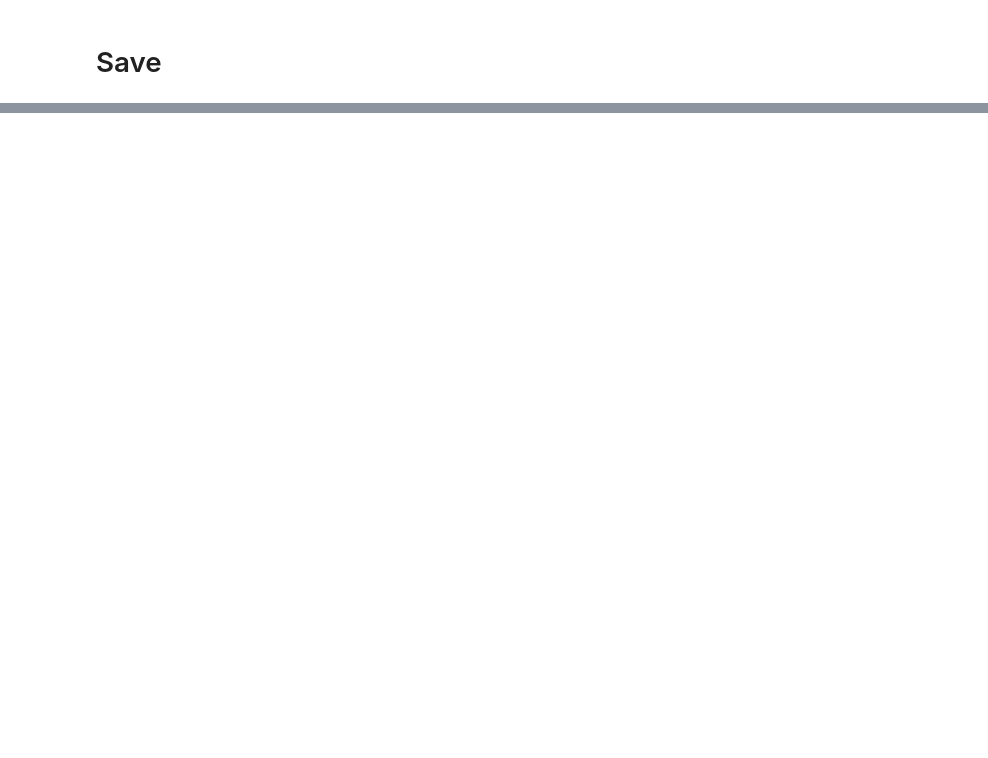
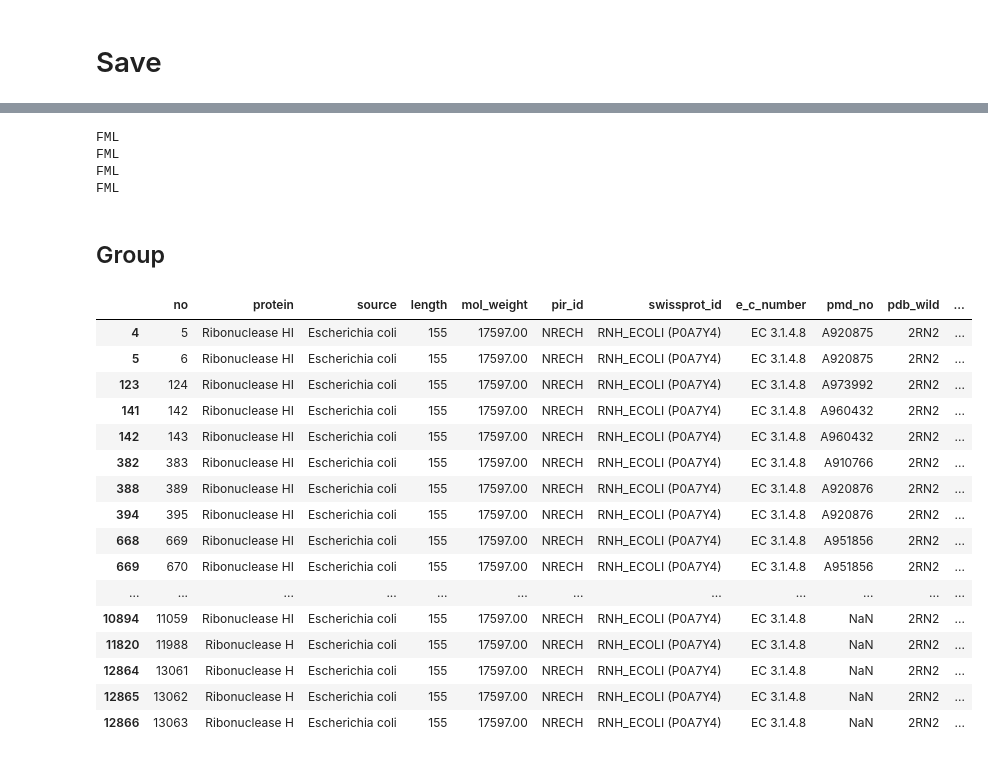
Before and after one commit to ostrokach/protein_folding_energy, a Jupyter notebook: notebooks/protherm.ipynb, the cells around one changed output, grey strips where cells are left out. Cells and saved outputs as stored; diff of their text form; code cells hidden in the pictures; blank space fills up the shorter version.

```diff
--- a/notebooks/protherm.ipynb
+++ b/notebooks/protherm.ipynb
@@ -165,8 +173,8 @@ pdb_id_conversion = {
     'érf5v': '3f5v',
     '1bgl': '4v40',
 }
-df['pdb_id'] = df['PDB_wild'].apply(lambda x: pdb_id_conversion.get(x, x)).str.lower()
+df['pdb_id'] = df['pdb_wild'].apply(lambda x: pdb_id_conversion.get(x, x)).str.lower()
 # %%
-df['pdb_chain'] = df['mutated_Chain']
+df['pdb_chain'] = df['mutated_chain']
 # %%
-df['pdb_mutation'] = df['mutation'].str.upper()
+df['pdb_mutation'] = df['mutation'].str.upper().apply(lambda x: local.fix_mutations(x))
@@ -183,7 +248,7 @@ df['uniprot_id'], df['uniprot_mutation'], df['pdb_mutation_sifts'] = zip(*
 ### Thermodynamic features
 # %%
 thermodynamic_parameters = [
-    'dG_H2O', 'dG', 'Tm', 'ddG_H2O', 'ddG', 'dTm', 'dHvH'
+    'dg_h2o', 'dg', 'tm', 'ddg_h2o', 'ddg', 'dtm', 'dhvh'
 ]
 
 
@@ -289,7 +425,38 @@ df.head()
 db.import_table(
     df,
     'protherm', [
-        [('pdb_id', 'pdb_chain', 'pdb_mutation'), True],
+        [('pdb_id', 'pdb_chain', 'pdb_mutation'), False],
         [('uniprot_id', 'uniprot_mutation'), False],
     ],
 )
+# %% [output]
+FML
+FML
+FML
+FML
+# %% [markdown]
+## Group
+# %%
+df[
+    (df['pdb_id'] == '2rn2') &
+    (df['pdb_chain'] == '-') &
+    (df['pdb_mutation'] == 'WILD')
+]
+# %% [output]
+|  | no | protein | source | length | mol_weight | pir_id | swissprot_id | e_c_number | pmd_no | pdb_wild | ... |
+| 4 | 5 | Ribonuclease HI | Escherichia coli | 155 | 17597.00 | NRECH | RNH_ECOLI (P0A7Y4) | EC 3.1.4.8 | A920875 | 2RN2 | ... |
+| 5 | 6 | Ribonuclease HI | Escherichia coli | 155 | 17597.00 | NRECH | RNH_ECOLI (P0A7Y4) | EC 3.1.4.8 | A920875 | 2RN2 | ... |
+| 123 | 124 | Ribonuclease HI | Escherichia coli | 155 | 17597.00 | NRECH | RNH_ECOLI (P0A7Y4) | EC 3.1.4.8 | A973992 | 2RN2 | ... |
+| 141 | 142 | Ribonuclease HI | Escherichia coli | 155 | 17597.00 | NRECH | RNH_ECOLI (P0A7Y4) | EC 3.1.4.8 | A960432 | 2RN2 | ... |
+| 142 | 143 | Ribonuclease HI | Escherichia coli | 155 | 17597.00 | NRECH | RNH_ECOLI (P0A7Y4) | EC 3.1.4.8 | A960432 | 2RN2 | ... |
+| 382 | 383 | Ribonuclease HI | Escherichia coli | 155 | 17597.00 | NRECH | RNH_ECOLI (P0A7Y4) | EC 3.1.4.8 | A910766 | 2RN2 | ... |
+| 388 | 389 | Ribonuclease HI | Escherichia coli | 155 | 17597.00 | NRECH | RNH_ECOLI (P0A7Y4) | EC 3.1.4.8 | A920876 | 2RN2 | ... |
+| 394 | 395 | Ribonuclease HI | Escherichia coli | 155 | 17597.00 | NRECH | RNH_ECOLI (P0A7Y4) | EC 3.1.4.8 | A920876 | 2RN2 | ... |
+| 668 | 669 | Ribonuclease HI | Escherichia coli | 155 | 17597.00 | NRECH | RNH_ECOLI (P0A7Y4) | EC 3.1.4.8 | A951856 | 2RN2 | ... |
+| 669 | 670 | Ribonuclease HI | Escherichia coli | 155 | 17597.00 | NRECH | RNH_ECOLI (P0A7Y4) | EC 3.1.4.8 | A951856 | 2RN2 | ... |
+| ... | ... | ... | ... | ... | ... | ... | ... | ... | ... | ... | ... |
+| 10894 | 11059 | Ribonuclease HI | Escherichia coli | 155 | 17597.00 | NRECH | RNH_ECOLI (P0A7Y4) | EC 3.1.4.8 | NaN | 2RN2 | ... |
+| 11820 | 11988 | Ribonuclease H | Escherichia coli | 155 | 17597.00 | NRECH | RNH_ECOLI (P0A7Y4) | EC 3.1.4.8 | NaN | 2RN2 | ... |
+| 12864 | 13061 | Ribonuclease H | Escherichia coli | 155 | 17597.00 | NRECH | RNH_ECOLI (P0A7Y4) | EC 3.1.4.8 | NaN | 2RN2 | ... |
+| 12865 | 13062 | Ribonuclease H | Escherichia coli | 155 | 17597.00 | NRECH | RNH_ECOLI (P0A7Y4) | EC 3.1.4.8 | NaN | 2RN2 | ... |
+| 12866 | 13063 | Ribonuclease H | Escherichia coli | 155 | 17597.00 | NRECH | RNH_ECOLI (P0A7Y4) | EC 3.1.4.8 | NaN | 2RN2 | ... |
```
Also changed, not shown: parts of 32 cells of this notebook.
